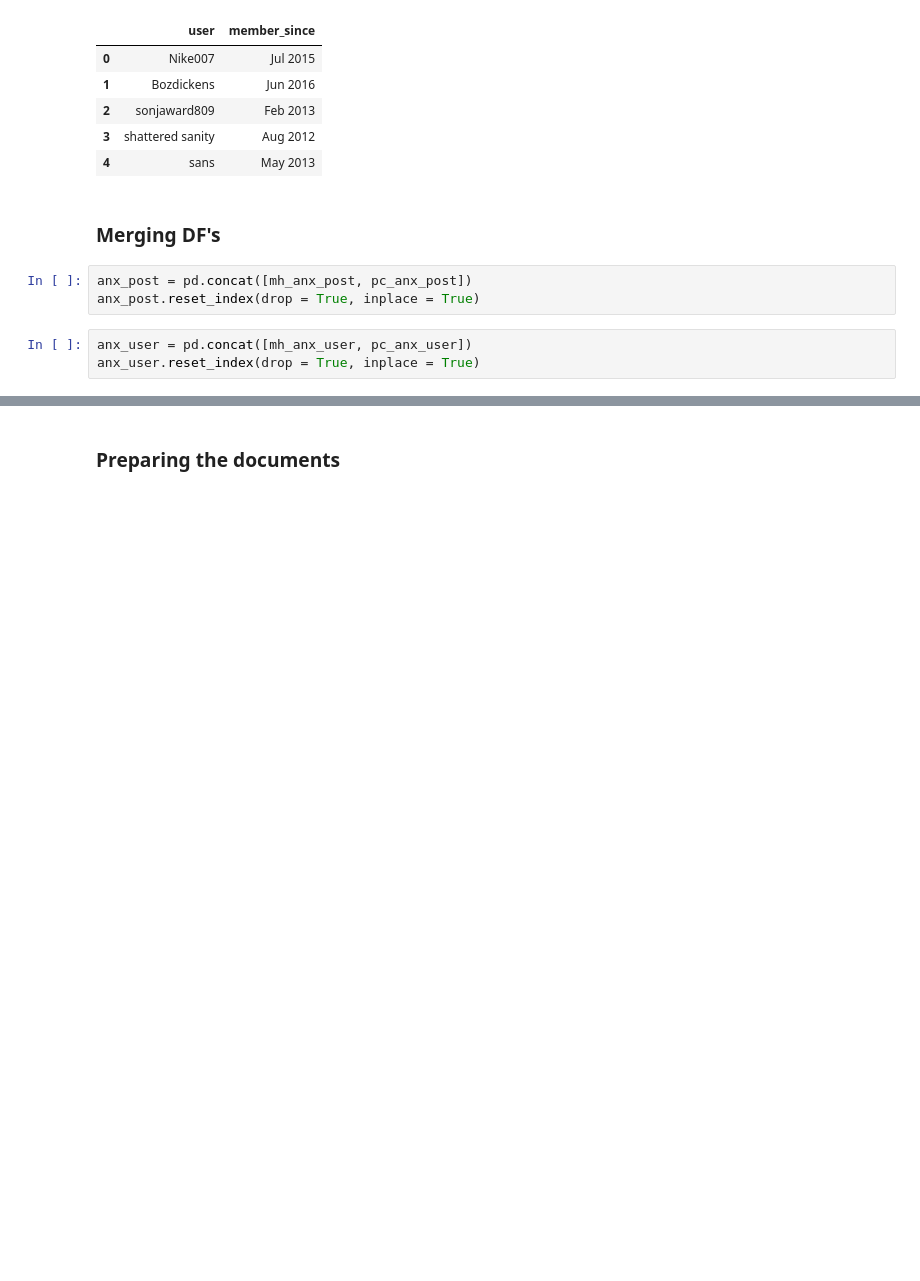
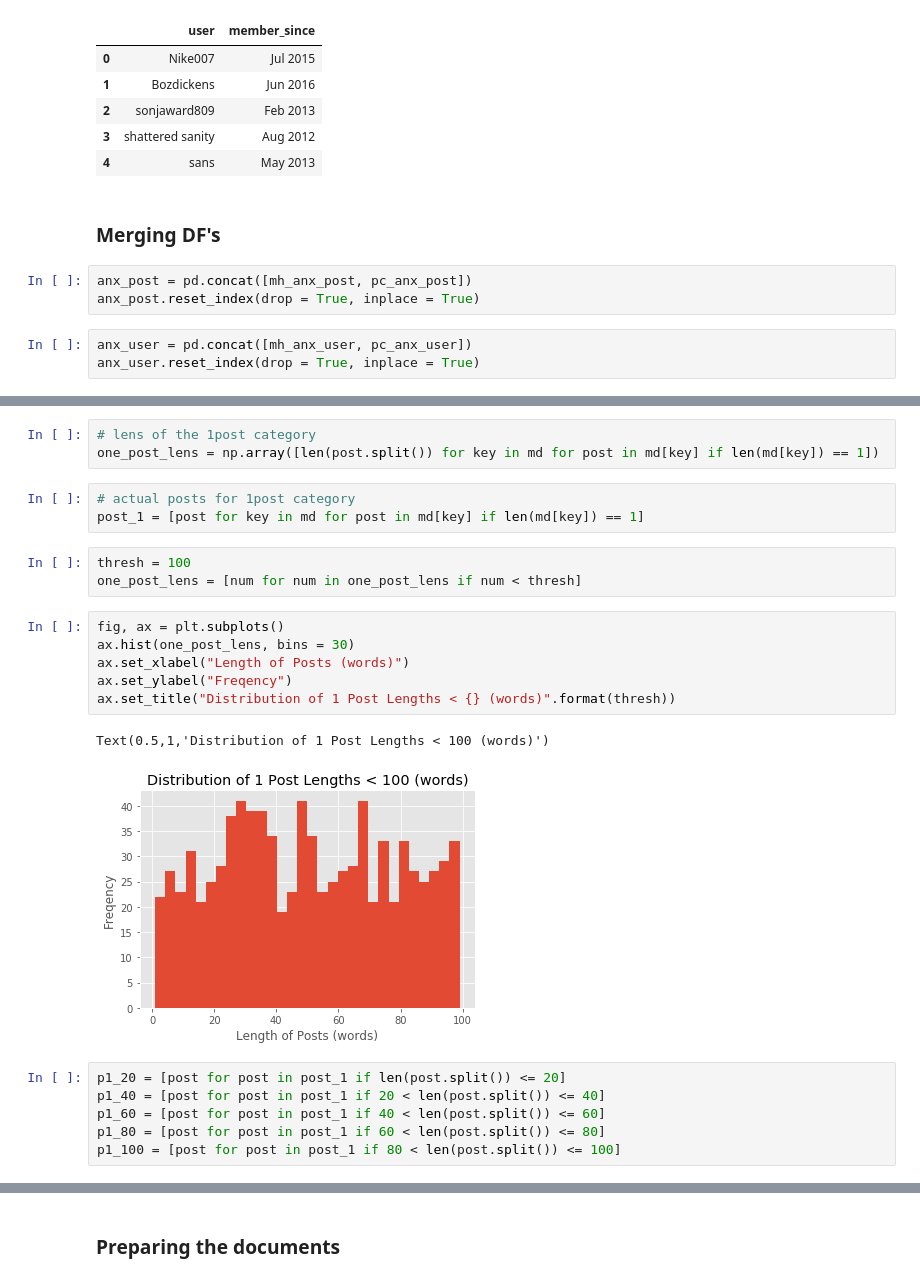
Before and after one commit to millertracy/g-project, a Jupyter notebook: Exploration.ipynb, the cells around one changed output, grey strips where cells are left out. Saved outputs shown, nothing was run; the diff lists cells and outputs as text; blank space fills up the shorter version.

```diff
--- a/Exploration.ipynb
+++ b/Exploration.ipynb
@@ -188,0 +323,24 @@ anx_user.reset_index(drop = True, inplace = True)
+# %%
+# lens of the 1post category
+one_post_lens = np.array([len(post.split()) for key in md for post in md[key] if len(md[key]) == 1])
+# %%
+# actual posts for 1post category
+post_1 = [post for key in md for post in md[key] if len(md[key]) == 1]
+# %%
+thresh = 100
+one_post_lens = [num for num in one_post_lens if num < thresh]
+# %%
+fig, ax = plt.subplots()
+ax.hist(one_post_lens, bins = 30)
+ax.set_xlabel("Length of Posts (words)")
+ax.set_ylabel("Freqency")
+ax.set_title("Distribution of 1 Post Lengths < {} (words)".format(thresh))
+# %% [output]
+Text(0.5,1,'Distribution of 1 Post Lengths < 100 (words)')
+[figure, added]
+# %%
+p1_20 = [post for post in post_1 if len(post.split()) <= 20]
+p1_40 = [post for post in post_1 if 20 < len(post.split()) <= 40]
+p1_60 = [post for post in post_1 if 40 < len(post.split()) <= 60]
+p1_80 = [post for post in post_1 if 60 < len(post.split()) <= 80]
+p1_100 = [post for post in post_1 if 80 < len(post.split()) <= 100]
```
Also changed, not shown: parts of 246 cells of this notebook.
